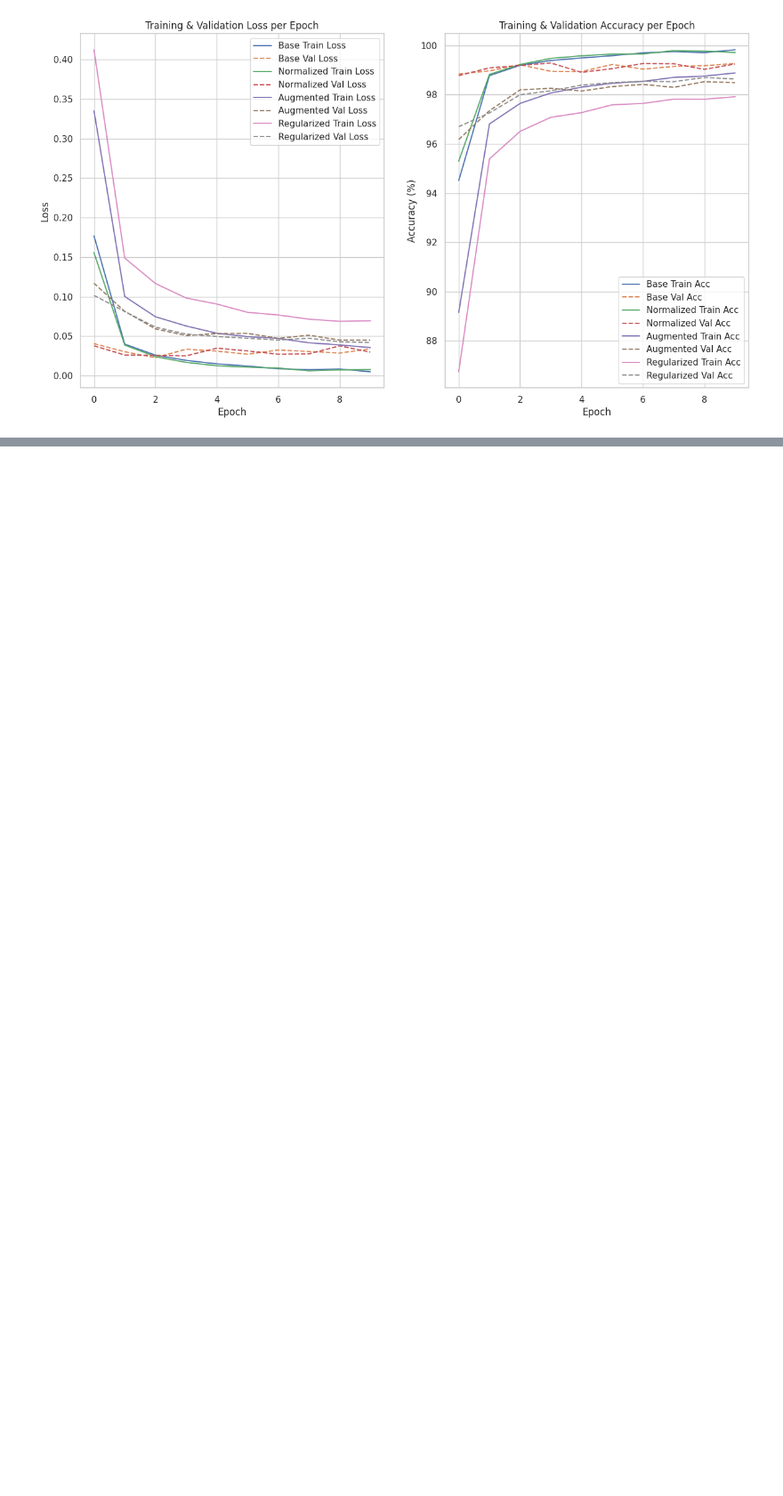
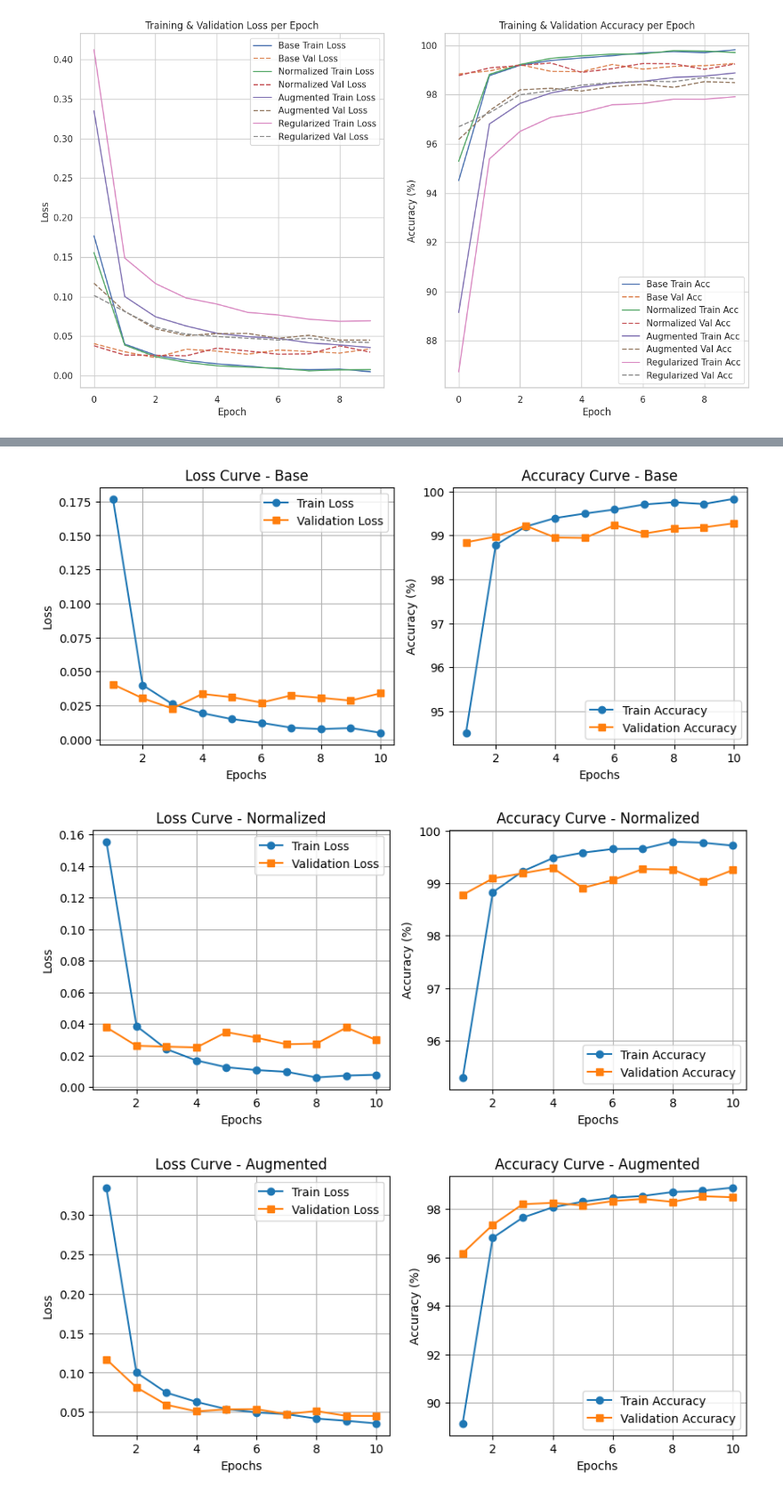
Before and after one commit to OhMyBreee/Deep-Learning---Assignment-I, a Jupyter notebook: notebooks/CNNBaseline.ipynb, the cells around one changed output, grey strips where cells are left out. Shown at 89% size. Drawn from its saved outputs; the diff is of its cells as text; code cells hidden in the pictures; blank space fills up the shorter version.

Commit message:
Added loss and accuracy curve

```diff
--- a/notebooks/CNNBaseline.ipynb
+++ b/notebooks/CNNBaseline.ipynb
@@ -380,3 +404,6 @@ import pickle
 
 with open("results_cnnbaseline.pkl", "wb") as f:
     pickle.dump(results, f)
+# %%
+with open("./results_cnnbaseline.pkl", "rb") as f:
+    results= pickle.load(f)
@@ -382,0 +430,33 @@ with open("results_cnnbaseline.pkl", "wb") as f:
+# %%
+for variation, data in results.items():
+    if "history" not in data:
+        continue  # skip if no training history
+
+    history = data["history"]
+    epochs = range(1, len(history["train_loss"]) + 1)
+
+    # --- LOSS CURVE ---
+    plt.figure(figsize=(10, 4))
+    plt.subplot(1,2,1)
+    plt.plot(epochs, history["train_loss"], label="Train Loss", marker='o')
+    plt.plot(epochs, history["val_loss"], label="Validation Loss", marker='s')
+    plt.title(f"Loss Curve - {variation}")
+    plt.xlabel("Epochs")
+    plt.ylabel("Loss")
+    plt.legend()
+    plt.grid(True)
+
+    # --- ACCURACY CURVE ---
+    plt.subplot(1,2,2)
+    plt.plot(epochs, history["train_acc"], label="Train Accuracy", marker='o')
+    plt.plot(epochs, [float(v) for v in history["val_acc"]], label="Validation Accuracy", marker='s')
+    plt.title(f"Accuracy Curve - {variation}")
+    plt.xlabel("Epochs")
+    plt.ylabel("Accuracy (%)")
+    plt.legend()
+    plt.grid(True)
+    plt.show()
+# %% [output]
+[figure, added]
+[figure, added]
+[figure, added]
```
Also changed, not shown: parts of 4 cells of this notebook, 1 other file.
